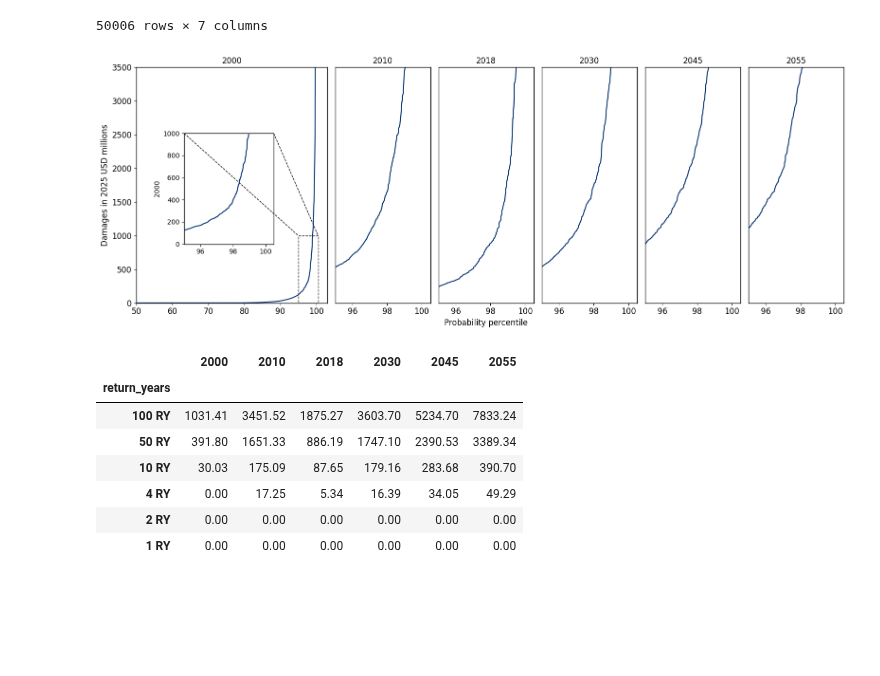
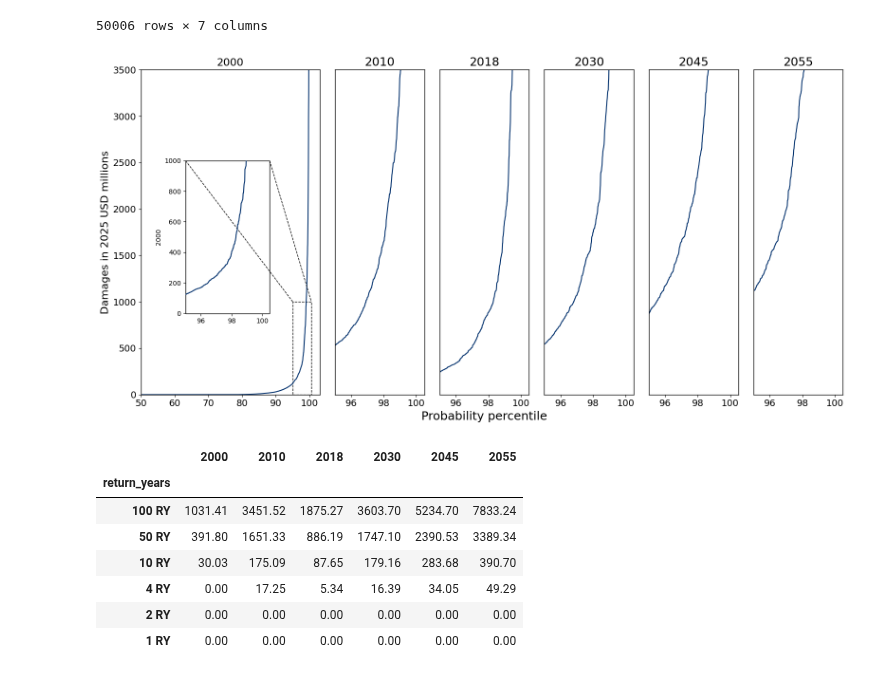
Before and after one commit to jessegrabowski/laos-climate-change, a Jupyter notebook: notebooks/final_paper/04_b_damage_curves_cr.ipynb, the cells around one changed output. Drawn from its saved outputs; the diff is of its cells as text; code cells hidden in the pictures; blank space fills up the shorter version.

Commit message:
fixing result plots

```diff
--- a/notebooks/final_paper/04_b_damage_curves_cr.ipynb
+++ b/notebooks/final_paper/04_b_damage_curves_cr.ipynb
@@ -705,7 +713,7 @@ import seaborn as sns
 from mpl_toolkits.axes_grid1.inset_locator import mark_inset
 import matplotlib.gridspec as gridspec
 
-fig = plt.figure(figsize=(16, 6))
+fig = plt.figure(figsize=(16, 8))
 
 # Create a GridSpec with custom width ratios
 gs = gridspec.GridSpec(1, 6, width_ratios=[2, 1, 1, 1, 1, 1])
@@ -719,10 +727,10 @@ x_axes_lim = [95, 100.5]
 
 # Plot the first subplot with a larger width
 sns.lineplot(data=curves_df, x=list(curves_df.index), y=f'{curve_years[0].year}', ax=axes[0])
-axes[0].set_title(f'{curve_years[0].year}', fontsize=12)
-axes[0].set_ylabel('Damages in 2025 USD millions', fontsize=12)
-axes[0].set_xlabel('Probability percentile', fontsize=12)
-axes[0].tick_params(axis='both', which='major', labelsize=12)
+axes[0].set_title(f'{curve_years[0].year}', fontsize=16)
+axes[0].set_ylabel('Damages in 2025 USD millions', fontsize=16)
+axes[0].set_xlabel('Probability percentile', fontsize=16)
+axes[0].tick_params(axis='both', which='major', labelsize=14)
 axes[0].set_xlim([50, x_axes_lim[1] +2.5] )
 axes[0].set_ylim( y_axes_lim[0], y_axes_lim[1] )
 
@@ -740,38 +748,38 @@ sns.lineplot(data=filtered_data, x=list(filtered_data.index), y=f'{curve_years[0
 
 # Set limits for the inset axes
 axins.set_xlim(95, 100.5)
 axin_y_max = 1000
 axins.set_ylim(-1,axin_y_max)
 
 # Mark the inset region on the original plot
 mark_inset(axes[0], axins, loc1=2, loc2=1, fc="none",ec="black",  linestyle = '--', )
 # mark_inset(axes[0], axins, loc1=3, loc2=3, fc="none",ec="black",  linestyle = '--', )
 
 # Plot the remaining subplots
 for year, n in zip(curve_years[1:], range(1, 6)):
     sns.lineplot(data=curves_df, x=list(curves_df.index), y=f'{year.year}', ax=axes[n])
-    axes[n].set_title(f'{year.year}', fontsize=12)
-    axes[n].set_xlabel('Probability percentile', fontsize=12)
-    axes[n].tick_params(axis='both', which='major', labelsize=12)
+    axes[n].set_title(f'{year.year}', fontsize=18)
+    axes[n].set_xlabel('Probability percentile', fontsize=18)
+    axes[n].tick_params(axis='both', which='major', labelsize=14)
     axes[n].set_xlim([x_axes_lim[0], x_axes_lim[1]])
     axes[n].set_yticks([])
     axes[n].set_ylim(y_axes_lim[0],  y_axes_lim[1])
-    axes[n].set_ylabel('', fontsize=12)
+    axes[n].set_ylabel('', fontsize=18)
 
 for x in range(0,6):
     for spine in ['bottom', 'top',  'right', 'left']:
         axes[x].spines[spine].set_visible(True)
         axes[x].spines[spine].set_color('black')
         axes[x].spines[spine].set_linewidth(1)     #
         if x !=2:
             axes[x].set_xlabel("")
 
 
 plt.tight_layout()
 # fig.savefig(here('notebooks/final_paper/figures_and_plots/results') / 'damage_curves_cr.png', format = 'png', bbox_inches='tight');
 plt.show()
 # %% [output]
-[figure, old version]
+[figure, new version]
 # %%
 # Build the return years table
 return_years_table =  build_return_years_curve( curves_df=  curves_df)
```
Also changed, not shown: parts of 7 cells of this notebook, 40 other files.
